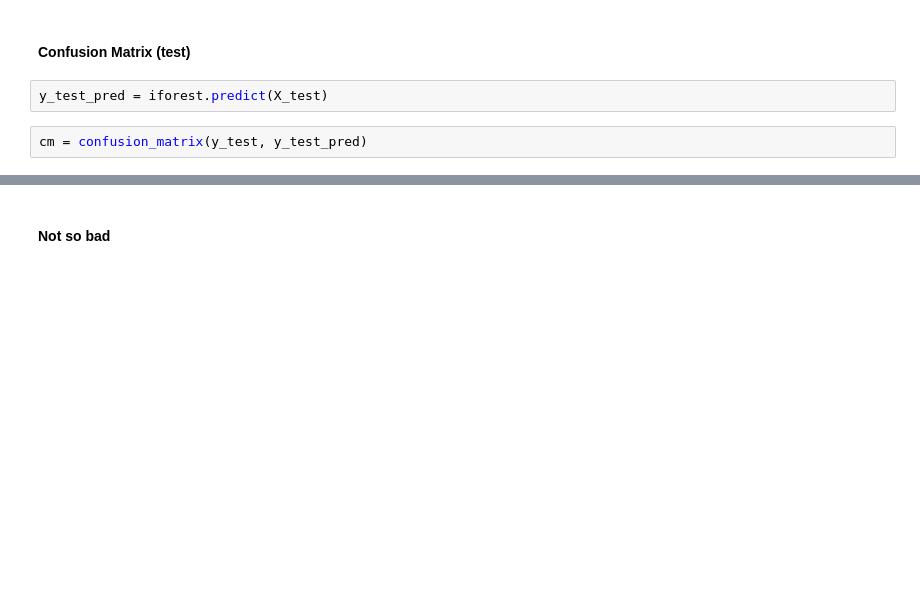
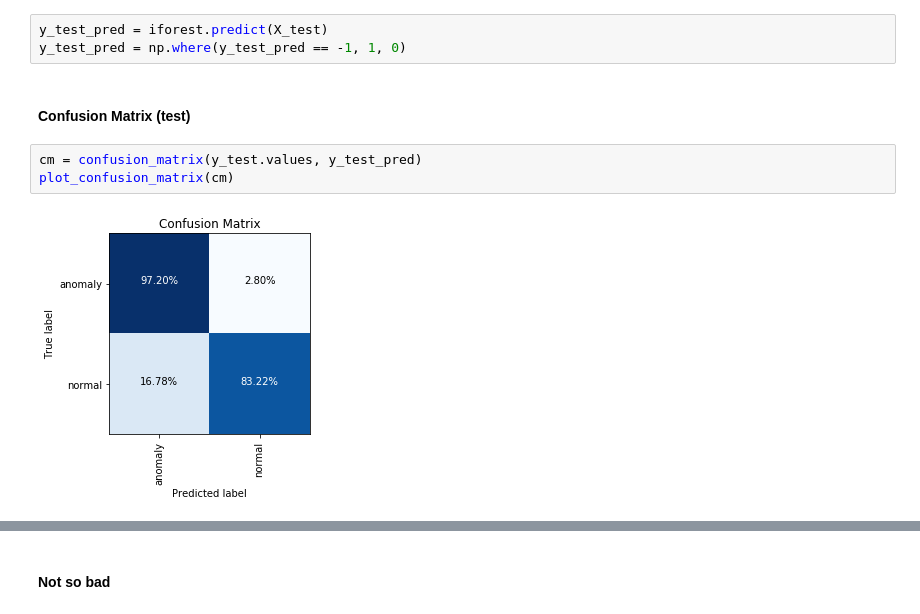
Before and after one commit to bkostya/isolation-forest, a Jupyter notebook: Isolation-forest.ipynb, the cells around one changed output, grey strips where cells are left out. Saved outputs shown, nothing was run; the diff lists cells and outputs as text; blank space fills up the shorter version.

```diff
--- a/Isolation-forest.ipynb
+++ b/Isolation-forest.ipynb
@@ -148,9 +175,13 @@ plot_confusion_matrix(cm)
+# %%
+y_test_pred = iforest.predict(X_test)
+y_test_pred = np.where(y_test_pred == -1, 1, 0)
 # %% [markdown]
 #### Confusion Matrix (test)
-# %%
-y_test_pred = iforest.predict(X_test)
 # %%
-cm = confusion_matrix(y_test, y_test_pred)
+cm = confusion_matrix(y_test.values, y_test_pred)
+plot_confusion_matrix(cm)
+# %% [output]
+[figure, added]
 # %%
 print ("AUC: ", "{:.1%}".format(roc_auc_score(y_test, y_test_pred)))
 # %% [output]
```
Also changed, not shown: parts of 26 cells of this notebook.
